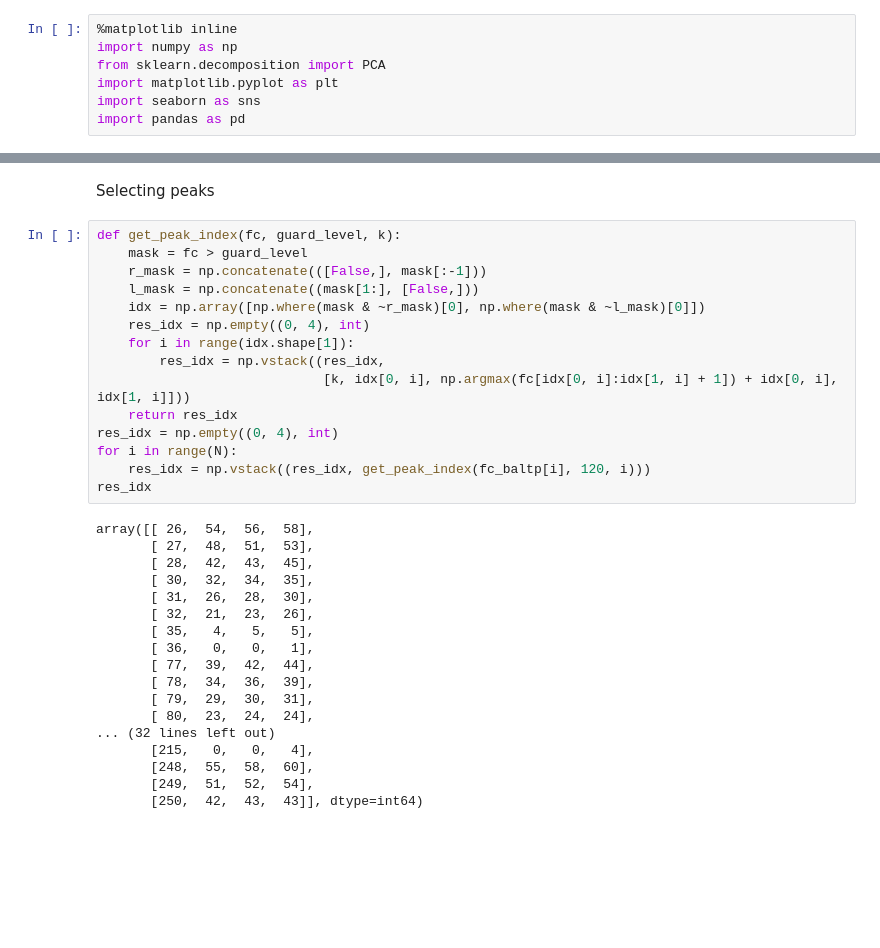
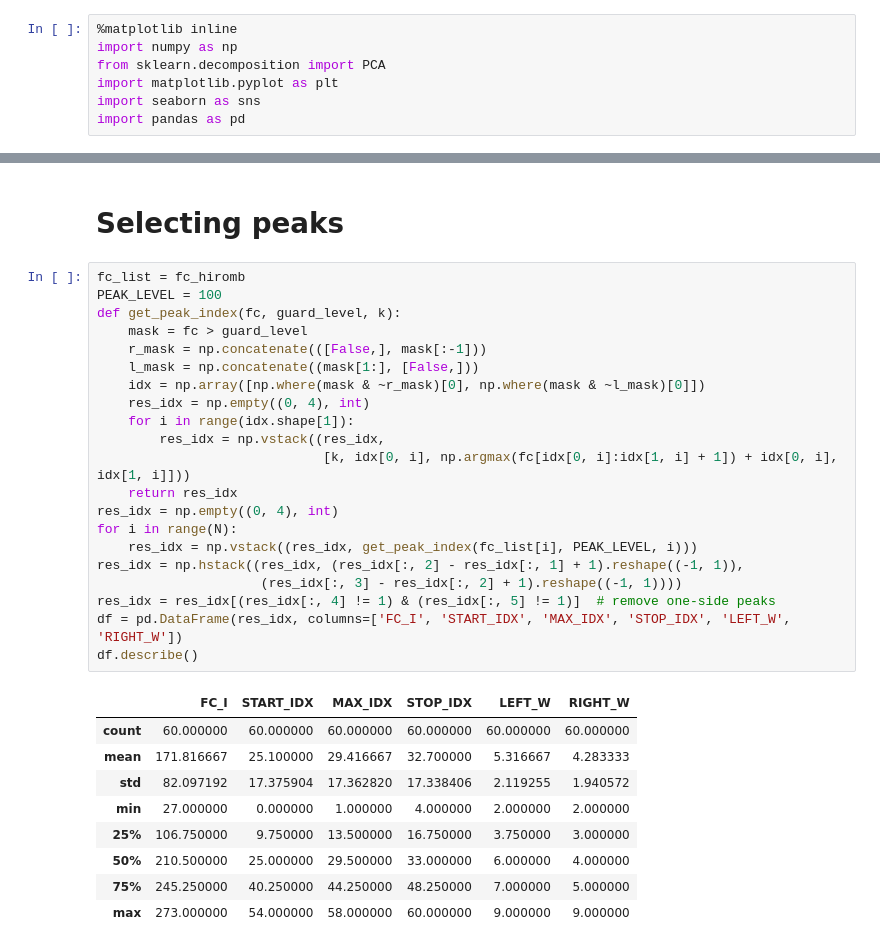
Before and after one commit to iterater/ensemble-forecasting, a Jupyter notebook: ipynb/Peak destinction.ipynb, the cells around one changed output, grey strips where cells are left out. Cells and saved outputs as stored; diff of their text form; blank space fills up the shorter version.

```diff
--- a/ipynb/Peak destinction.ipynb
+++ b/ipynb/Peak destinction.ipynb
@@ -26,38 +31,36 @@ for i in range(N):
 fc_hiromb.shape, fc_baltp.shape, fc_bsm.shape, fc_m.shape
 # %% [output]
 ((281, 61), (281, 61), (281, 61), (281, 61))
-# %% [markdown]
-Selecting peaks
+# %% [markdown]
+# Selecting peaks
 # %%
+fc_list = fc_hiromb
+PEAK_LEVEL = 100
 def get_peak_index(fc, guard_level, k):
     mask = fc > guard_level
     r_mask = np.concatenate(([False,], mask[:-1]))
     l_mask = np.concatenate((mask[1:], [False,]))
     idx = np.array([np.where(mask & ~r_mask)[0], np.where(mask & ~l_mask)[0]])
     res_idx = np.empty((0, 4), int)
     for i in range(idx.shape[1]):
         res_idx = np.vstack((res_idx,
                              [k, idx[0, i], np.argmax(fc[idx[0, i]:idx[1, i] + 1]) + idx[0, i], idx[1, i]]))
     return res_idx
 res_idx = np.empty((0, 4), int)
 for i in range(N):
-    res_idx = np.vstack((res_idx, get_peak_index(fc_baltp[i], 120, i)))
-res_idx
+    res_idx = np.vstack((res_idx, get_peak_index(fc_list[i], PEAK_LEVEL, i)))
+res_idx = np.hstack((res_idx, (res_idx[:, 2] - res_idx[:, 1] + 1).reshape((-1, 1)),
+                     (res_idx[:, 3] - res_idx[:, 2] + 1).reshape((-1, 1))))
+res_idx = res_idx[(res_idx[:, 4] != 1) & (res_idx[:, 5] != 1)]  # remove one-side peaks
+df = pd.DataFrame(res_idx, columns=['FC_I', 'START_IDX', 'MAX_IDX', 'STOP_IDX', 'LEFT_W', 'RIGHT_W'])
+df.describe()
 # %% [output]
-array([[ 26,  54,  56,  58],
-       [ 27,  48,  51,  53],
-       [ 28,  42,  43,  45],
-       [ 30,  32,  34,  35],
-       [ 31,  26,  28,  30],
-       [ 32,  21,  23,  26],
-       [ 35,   4,   5,   5],
-       [ 36,   0,   0,   1],
-       [ 77,  39,  42,  44],
-       [ 78,  34,  36,  39],
-       [ 79,  29,  30,  31],
-       [ 80,  23,  24,  24],
-... (32 lines left out)
-       [215,   0,   0,   4],
-       [248,  55,  58,  60],
-       [249,  51,  52,  54],
-       [250,  42,  43,  43]], dtype=int64)
+|  | FC_I | START_IDX | MAX_IDX | STOP_IDX | LEFT_W | RIGHT_W |
+| count | 60.000000 | 60.000000 | 60.000000 | 60.000000 | 60.000000 | 60.000000 |
+| mean | 171.816667 | 25.100000 | 29.416667 | 32.700000 | 5.316667 | 4.283333 |
+| std | 82.097192 | 17.375904 | 17.362820 | 17.338406 | 2.119255 | 1.940572 |
+| min | 27.000000 | 0.000000 | 1.000000 | 4.000000 | 2.000000 | 2.000000 |
+| 25% | 106.750000 | 9.750000 | 13.500000 | 16.750000 | 3.750000 | 3.000000 |
+| 50% | 210.500000 | 25.000000 | 29.500000 | 33.000000 | 6.000000 | 4.000000 |
+| 75% | 245.250000 | 40.250000 | 44.250000 | 48.250000 | 7.000000 | 5.000000 |
+| max | 273.000000 | 54.000000 | 58.000000 | 60.000000 | 9.000000 | 9.000000 |
```
Also changed, not shown: parts of 6 cells of this notebook.
